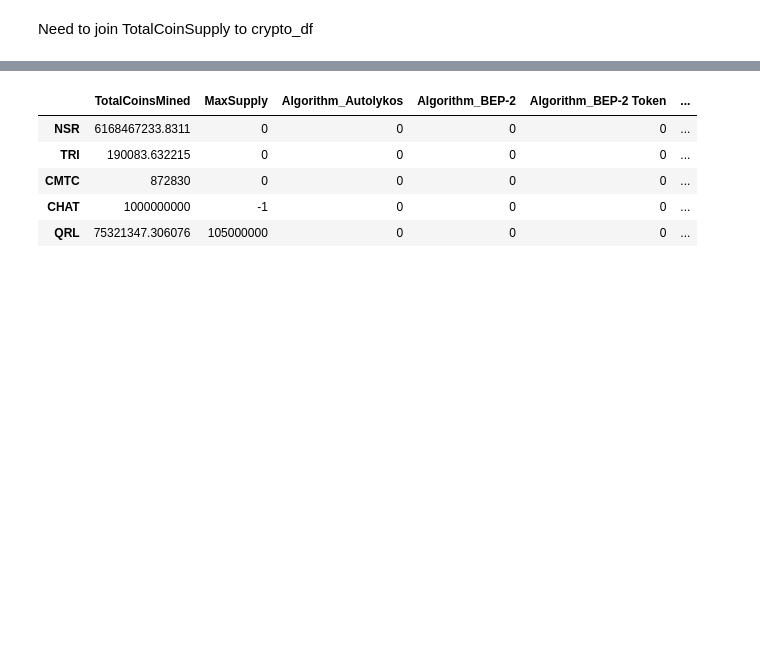
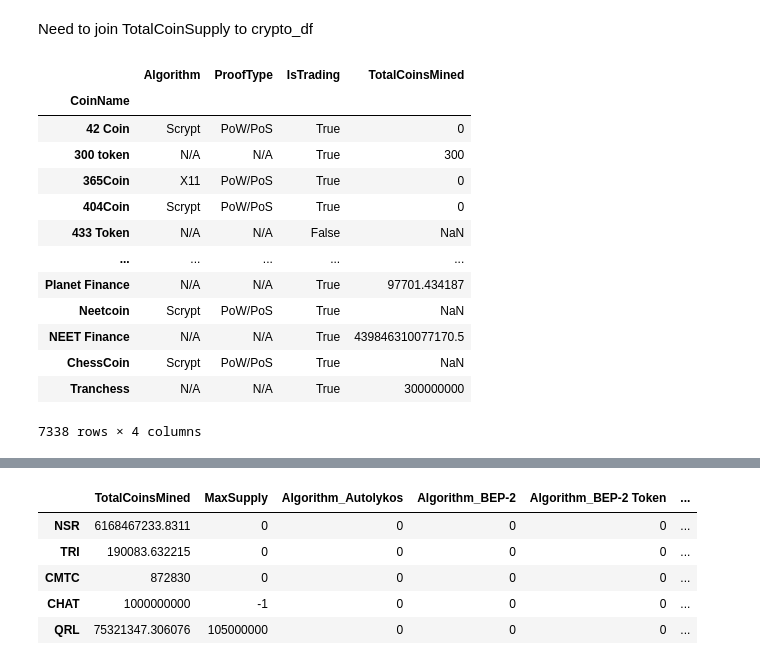
Before and after one commit to MatthewPuttroff/HWUnit13, a Jupyter notebook: Instructions/Starter_Files/crypto_clustering.ipynb, the cells around one changed output, grey strips where cells are left out. Saved outputs shown, nothing was run; the diff lists cells and outputs as text; code cells hidden in the pictures; blank space fills up the shorter version.

```diff
--- a/Instructions/Starter_Files/crypto_clustering.ipynb
+++ b/Instructions/Starter_Files/crypto_clustering.ipynb
@@ -128,2 +173,19 @@ Index(['CoinName', 'Algorithm', 'ProofType', 'IsTrading', 'TotalCoinsMined'], dt
 # %% [markdown]
 Need to join TotalCoinSupply to crypto_df
+# %%
+crypto_df
+# %% [output]
+|  | Algorithm | ProofType | IsTrading | TotalCoinsMined |
+| CoinName |  |  |  |  |
+| 42 Coin | Scrypt | PoW/PoS | True | 0 |
+| 300 token | N/A | N/A | True | 300 |
+| 365Coin | X11 | PoW/PoS | True | 0 |
+| 404Coin | Scrypt | PoW/PoS | True | 0 |
+| 433 Token | N/A | N/A | False | NaN |
+| ... | ... | ... | ... | ... |
+| Planet Finance | N/A | N/A | True | 97701.434187 |
+| Neetcoin | Scrypt | PoW/PoS | True | NaN |
+| NEET Finance | N/A | N/A | True | 439846310077170.5 |
+| ChessCoin | Scrypt | PoW/PoS | True | NaN |
+| Tranchess | N/A | N/A | True | 300000000 |
+7338 rows × 4 columns
```
Also changed, not shown: parts of 15 cells of this notebook.
